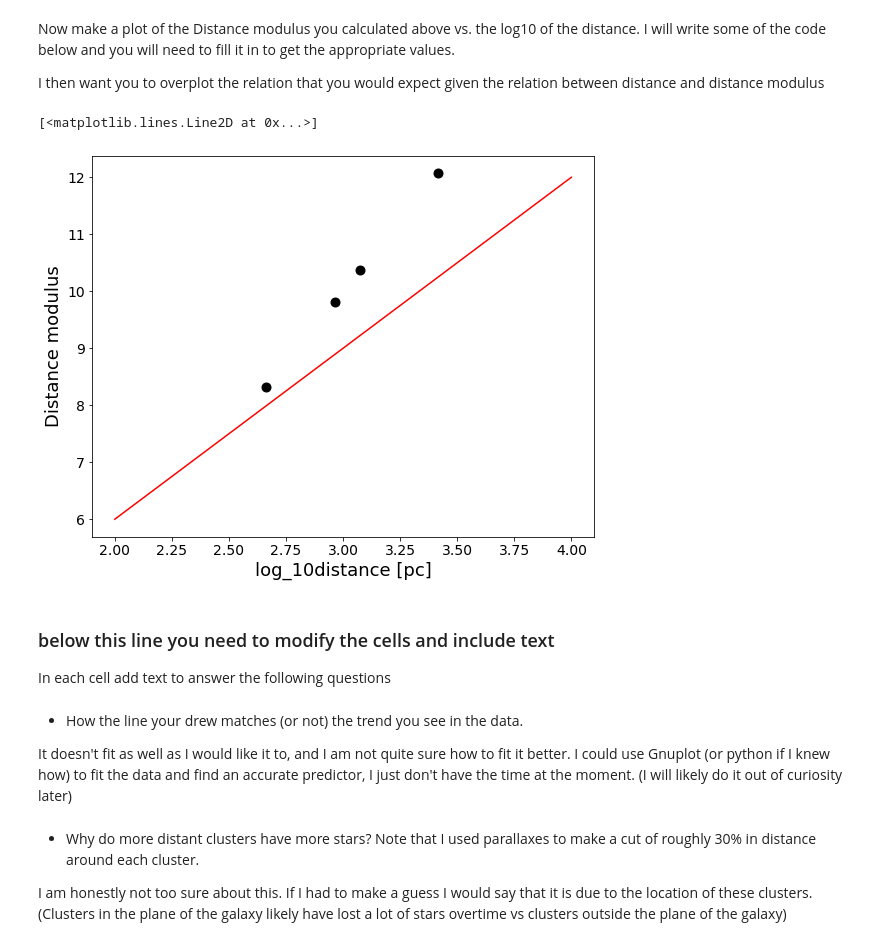
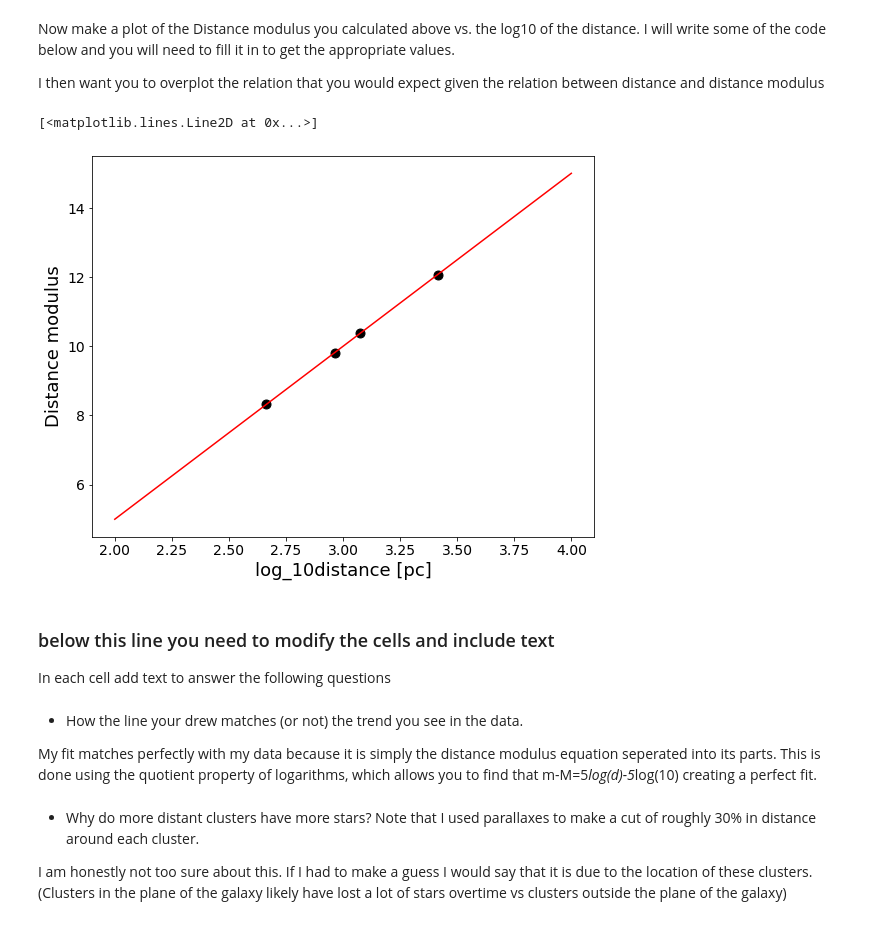
Before and after one commit to srodgers070/ASTR596_hw2, a Jupyter notebook: cluster_plot_student.ipynb, the cells around one changed output. Drawn from its saved outputs; the diff is of its cells as text; code cells hidden in the pictures.

```diff
--- a/cluster_plot_student.ipynb
+++ b/cluster_plot_student.ipynb
@@ -217,39 +217,39 @@ I then want you to overplot the relation that you would expect given the relatio
 # %%
 #you will need to put the values from above into an array to allow you to plot it.
 dist_mods=np.array([8.319716761534185, 10.369716761534185, 9.819716761534185, 12.069716761534185])
 
 
 logdist = np.log10(dists)
 
 plt.plot(logdist, dist_mods, 'ko', markersize=9)
 plt.xlabel('log_10distance [pc]')
 plt.ylabel('Distance modulus')
 
 # here you will need to draw a line on your plot that shows the prediction
 # these are the two x-points of your line, in log distance
 logdistpred = np.array([2,4])
 
 # write down the function that turns logdistpred into the distance modulus
 # *******
-dmpred = logdistpred*3
+dmpred = logdistpred*5 -5*np.log10(10)
 
 #I am sort of confused about this part. It should be a linear relationship obviously but I'm not sure how we should be fitting it
 
 
 #plot this line on the previous plot
 plt.plot(logdistpred, dmpred, 'r-')
 # %% [output]
 [<matplotlib.lines.Line2D at 0x...>]
-[figure, old version]
+[figure, new version]
 # %% [markdown]
 ### below this line you need to modify the cells and include text
 
 In each cell add text to answer the following questions
-# %% [markdown]
-- How the line your drew matches (or not) the trend you see in the data.
-
-
-It doesn't fit as well as I would like it to, and I am not quite sure how to fit it better. I could use Gnuplot (or python if I knew how) to fit the data and find an accurate predictor, I just don't have the time at the moment. (I will likely do it out of curiosity later)
+# %% [markdown]
+- How the line your drew matches (or not) the trend you see in the data.
+
+
+My fit matches perfectly with my data because it is simply the distance modulus equation seperated into its parts. This is done using the quotient property of logarithms, which allows you to find that m-M=5*log(d)-5*log(10) creating a perfect fit.
 # %% [markdown]
 - Why do more distant clusters have more stars?  Note that I used parallaxes to make a cut of roughly 30% in distance around each cluster.
 
```
